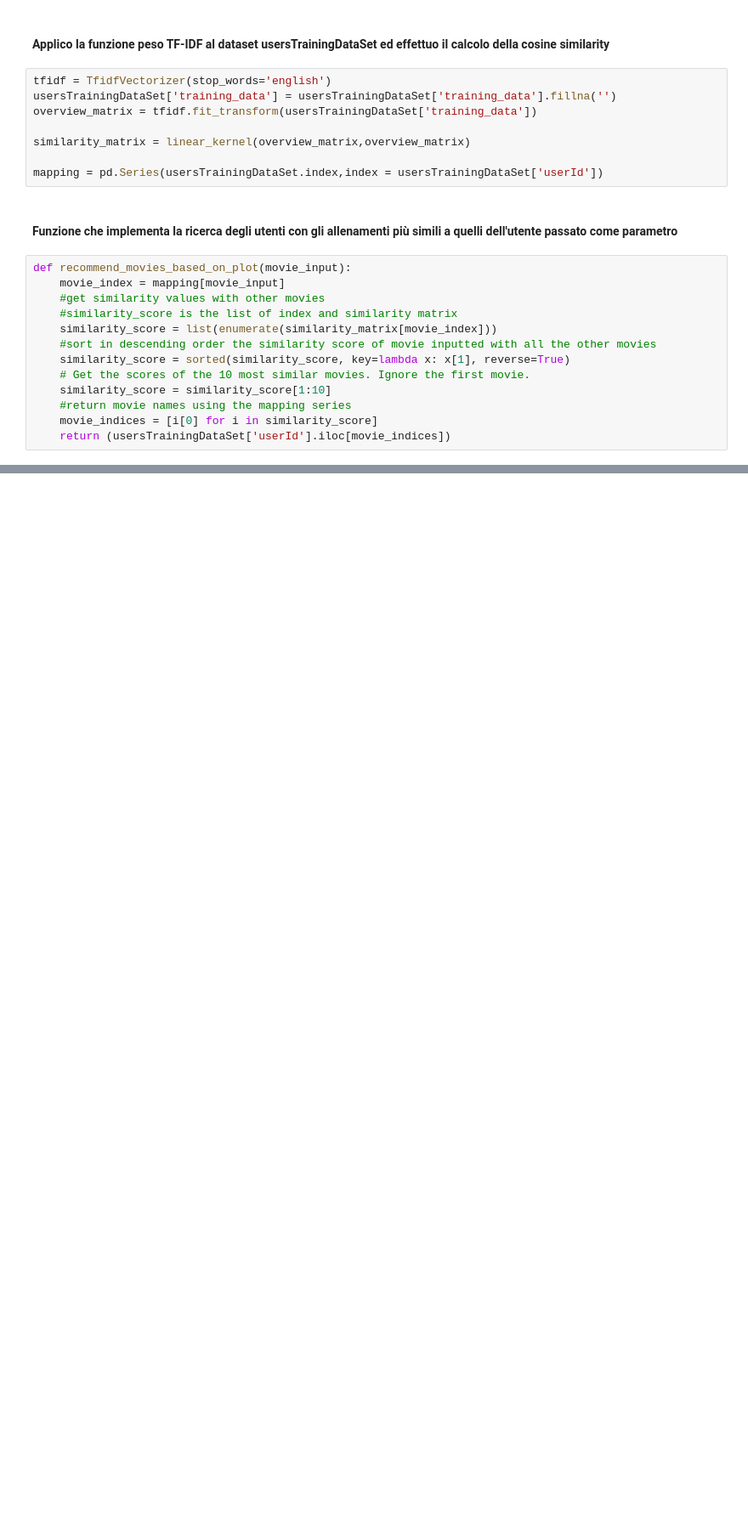
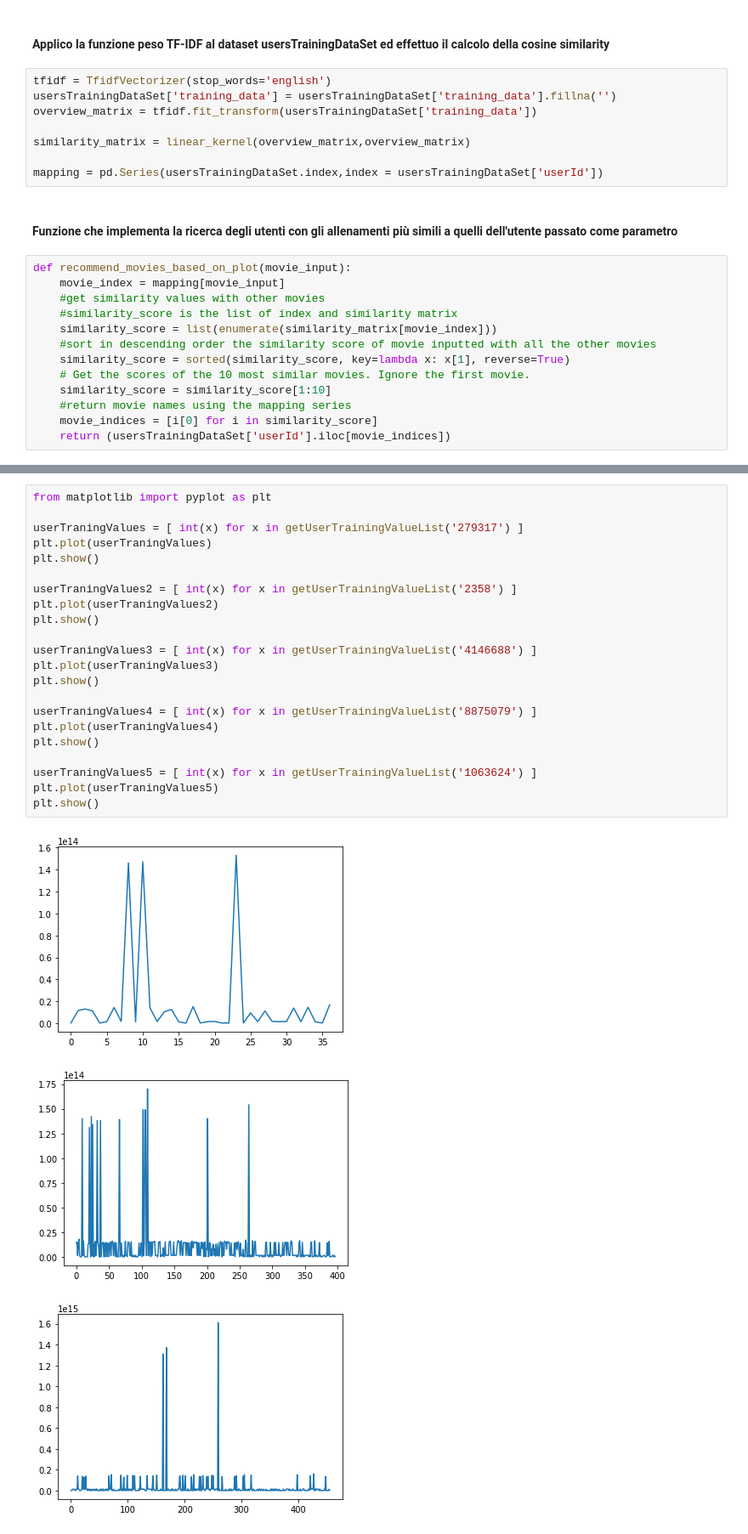
Before and after one commit to GioSacco/Progetto-SII, a Jupyter notebook: RS_basato_su_filtri_collaborativi.ipynb, the cells around one changed output, grey strips where cells are left out. Shown at 85% size. Cells and saved outputs as stored; diff of their text form; blank space fills up the shorter version.

```diff
--- a/RS_basato_su_filtri_collaborativi.ipynb
+++ b/RS_basato_su_filtri_collaborativi.ipynb
@@ -229,0 +296,26 @@ Name: userId, dtype: object
+# %%
+from matplotlib import pyplot as plt
+
+userTraningValues = [ int(x) for x in getUserTrainingValueList('279317') ]
+plt.plot(userTraningValues)
+plt.show()
+
+userTraningValues2 = [ int(x) for x in getUserTrainingValueList('2358') ]
+plt.plot(userTraningValues2)
+plt.show()
+
+userTraningValues3 = [ int(x) for x in getUserTrainingValueList('4146688') ]
+plt.plot(userTraningValues3)
+plt.show()
+
+userTraningValues4 = [ int(x) for x in getUserTrainingValueList('8875079') ]
+plt.plot(userTraningValues4)
+plt.show()
+
+userTraningValues5 = [ int(x) for x in getUserTrainingValueList('1063624') ]
+plt.plot(userTraningValues5)
+plt.show()
+# %% [output]
+[figure, added]
+[figure, added]
+[figure, added]
```
Also changed, not shown: parts of 9 cells of this notebook, 1 other file.
